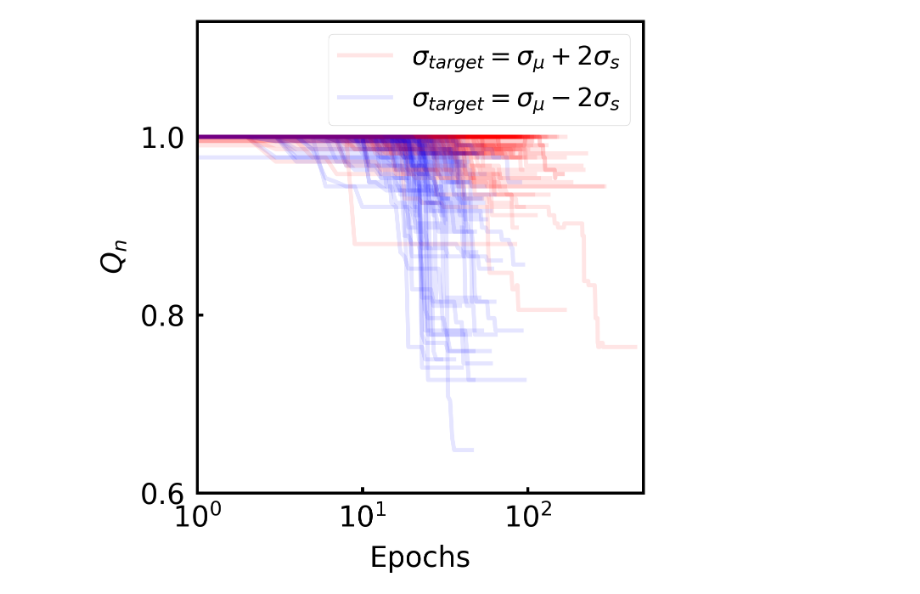
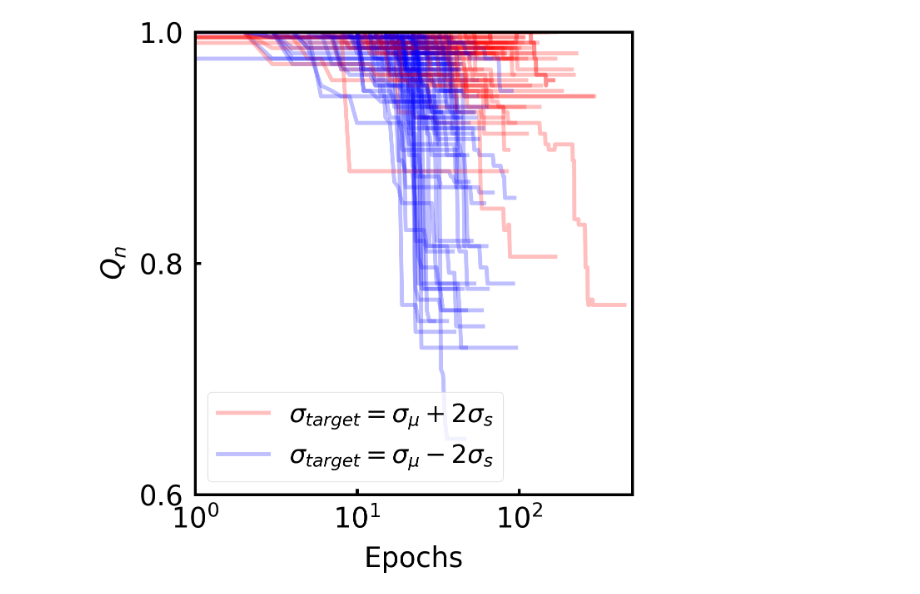
Before and after one commit to ZhangTao-SJTU/tvm, a Jupyter notebook: test.ipynb, the cells around one changed output. Saved outputs shown, nothing was run; the diff lists cells and outputs as text; code cells hidden in the pictures.

```diff
--- a/test.ipynb
+++ b/test.ipynb
@@ -206,12 +173,12 @@ from toolbox import manuscriptPlots
 import os
 import numpy as np
 plotter = manuscriptPlots.plot()
-plotter.set_ylim(1e-8,5e2)
+plotter.set_ylim(1e-9,10)
 plotter.set_xlim(1,500)
 plotter.set_xticks([20*i for i in range(150)])
 plotter.set_yticks([5*i for i in range(1,100)])
 plotter.set_xlabel("Epochs")
-plotter.set_ylabel(r"$\frac{|\sigma_{target}-\sigma|}{\sigma}$")
+plotter.set_ylabel(r"$|1-\sigma_{target}/\sigma|$")
 
 plotter.set_yScaled()
 plotter.initialize_figure()
@@ -224,9 +191,9 @@ for i in range(100):
     if errors[-1]>5e-6:
         continue
     x_array = [i+1 for i in range(len(errors))]
-    plotter.plot_xy(x_array, errors, color ="red", alpha = 0.1,label = "_none")
+    plotter.plot_xy(x_array, errors, color ="red", alpha = 0.25,label = "_none")
     if i==99:
-        plotter.plot_xy(x_array, errors, color ="red", alpha = 0.1, label = r"$\sigma_{target}=\sigma_\mu + 2\sigma_s$")
+        plotter.plot_xy(x_array, errors, color ="red", alpha = 0.25, label = r"$\sigma_{target}=\sigma_\mu + 2\sigma_s$")
 
 
     dir = "data/1_cell_decrease_2_sigma/{:03d}/".format(i)
@@ -236,14 +203,14 @@ for i in range(100):
     if errors[-1]>5e-6:
         continue
     x_array = [i+1 for i in range(len(errors))]
-    plotter.plot_xy(x_array, errors, color ="blue", alpha = 0.1,label = "_none")
+    plotter.plot_xy(x_array, errors, color ="blue", alpha = 0.25,label = "_none")
     if i==99:
-        plotter.plot_xy(x_array, errors, color ="blue", alpha = 0.1, label = r"$\sigma_{target}=\sigma_\mu - 2\sigma_s$")
+        plotter.plot_xy(x_array, errors, color ="blue", alpha = 0.25, label = r"$\sigma_{target}=\sigma_\mu - 2\sigma_s$")
 
 
 # plotter.plot_errorfill(x_array,df_decrease["mean"].to_numpy(),df_decrease["sem"].to_numpy(),color = "black", alpha = 0.4, label = r"$\sigma_{hidden}^{(initial)}$")
 plotter.ax.set_xscale("log")
 plotter.ax.set_yscale("log")
-plotter.ax.legend(loc='upper right')
-plotter.save_fig("graphs/single_cell_errors.jpg")
+plotter.ax.legend(loc='lower left')
+plotter.save_fig("new_graphs/single_cell_errors.jpg")
 # %% [output]
@@ -562,7 +471,7 @@ from toolbox import manuscriptPlots
 import os
 import numpy as np
 plotter = manuscriptPlots.plot()
-plotter.set_ylim(0.6,1.13)
+plotter.set_ylim(0.6,1)
 plotter.set_xlim(1,500)
 plotter.set_xticks([500*i for i in range(150)])
 plotter.set_yticks([0.2*i for i in range(1,100)])
@@ -570,40 +479,40 @@ plotter.set_xlabel("Epochs")
 plotter.set_ylabel(r"$Q_n$")
 # plotter.set_yScaled()
 plotter.initialize_figure()
 for i in range(100):
     dir = "data/1_cell_increase_2_sigma/{:03d}/".format(i)
     if not os.path.isfile(dir+"errors.txt"):
         continue
     errors = np.loadtxt("{}errors.txt".format(dir))
     if errors[-1]>5e-6:
         continue
     q_values = np.loadtxt(dir+"q_values.txt")
     # print(dir, errors[-1])
     x_array = [i+1 for i in range(len(q_values))]
-    plotter.plot_xy(x_array, q_values, color ="red", alpha = 0.1,label = "_none")
+    plotter.plot_xy(x_array, q_values, color ="red", alpha = 0.25,label = "_none")
     if i==99:
-        plotter.plot_xy(x_array, q_values, color ="red", alpha = 0.1, label = r"$\sigma_{target}=\sigma_\mu + 2\sigma_s$")
+        plotter.plot_xy(x_array, q_values, color ="red", alpha = 0.25, label = r"$\sigma_{target}=\sigma_\mu + 2\sigma_s$")
     dir = "data/1_cell_decrease_2_sigma/{:03d}/".format(i)
     if not os.path.isfile(dir+"errors.txt"):
         continue
     errors = np.loadtxt("{}errors.txt".format(dir))
     if errors[-1]>5e-6:
         continue
     q_values = np.loadtxt(dir+"q_values.txt")
     # print(dir, errors[-1])
     x_array = [i+1 for i in range(len(q_values))]
-    plotter.plot_xy(x_array, q_values, color ="blue", alpha = 0.1,label = "_none")
+    plotter.plot_xy(x_array, q_values, color ="blue", alpha = 0.25,label = "_none")
     if i==99:
-        plotter.plot_xy(x_array, q_values, color ="blue", alpha = 0.1, label = r"$\sigma_{target}=\sigma_\mu - 2\sigma_s$")
+        plotter.plot_xy(x_array, q_values, color ="blue", alpha = 0.25, label = r"$\sigma_{target}=\sigma_\mu - 2\sigma_s$")
 
 
 # plotter.plot_errorfill(x_array,df_decrease["mean"].to_numpy(),df_decrease["sem"].to_numpy(),color = "black", alpha = 0.4, label = r"$\sigma_{hidden}^{(initial)}$")
 plotter.ax.set_xscale("log")
 # plotter.ax.set_yscale("log")
-plotter.ax.legend(loc='upper right')
-plotter.save_fig("graphs/single_cell_overlaps.jpg")
+plotter.ax.legend(loc='lower left')
+plotter.save_fig("new_graphs/single_cell_overlaps.jpg")
 # %% [output]
-[figure, old version]
+[figure, new version]
 # %%
 from toolbox import manuscriptPlots
 import os
```
Also changed, not shown: parts of 19 cells of this notebook, 41 other files.
